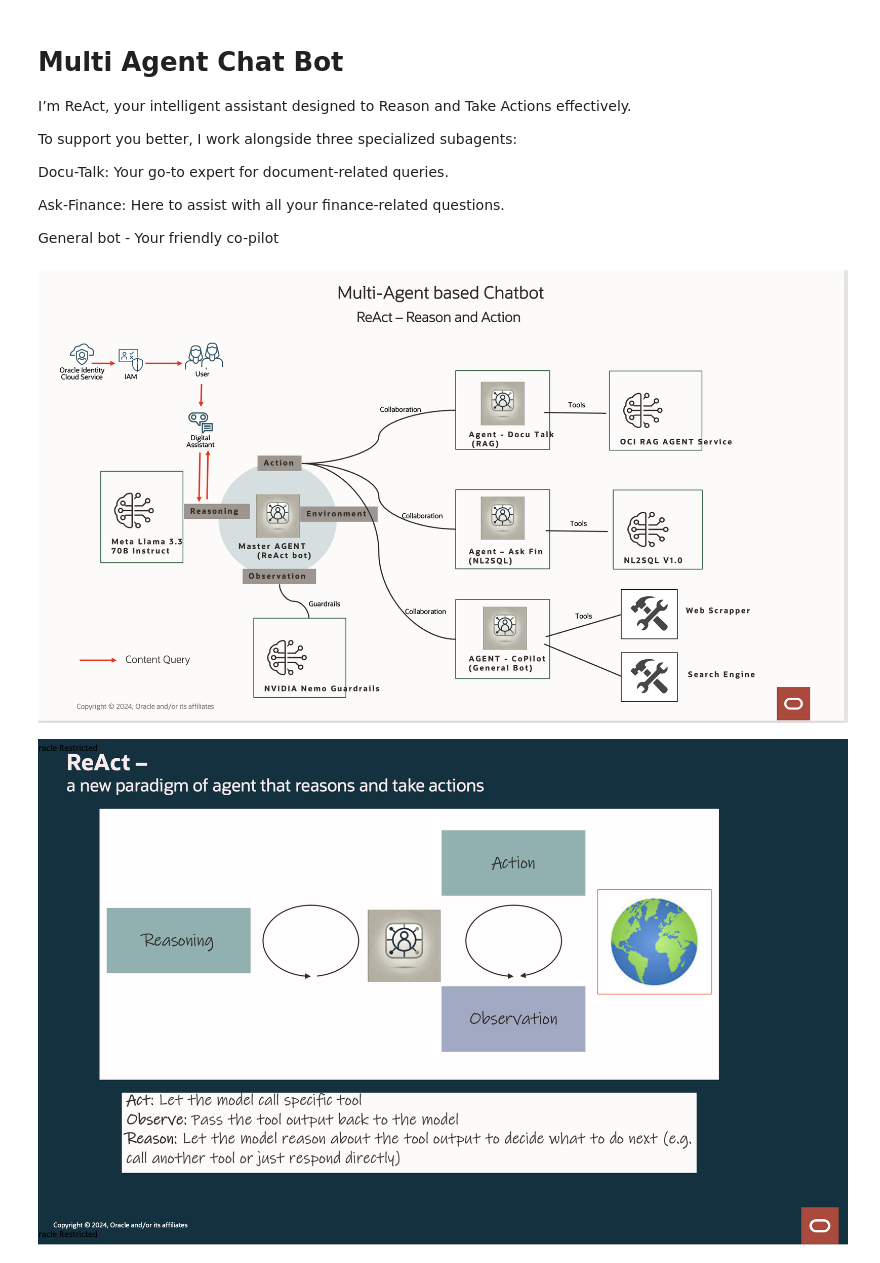
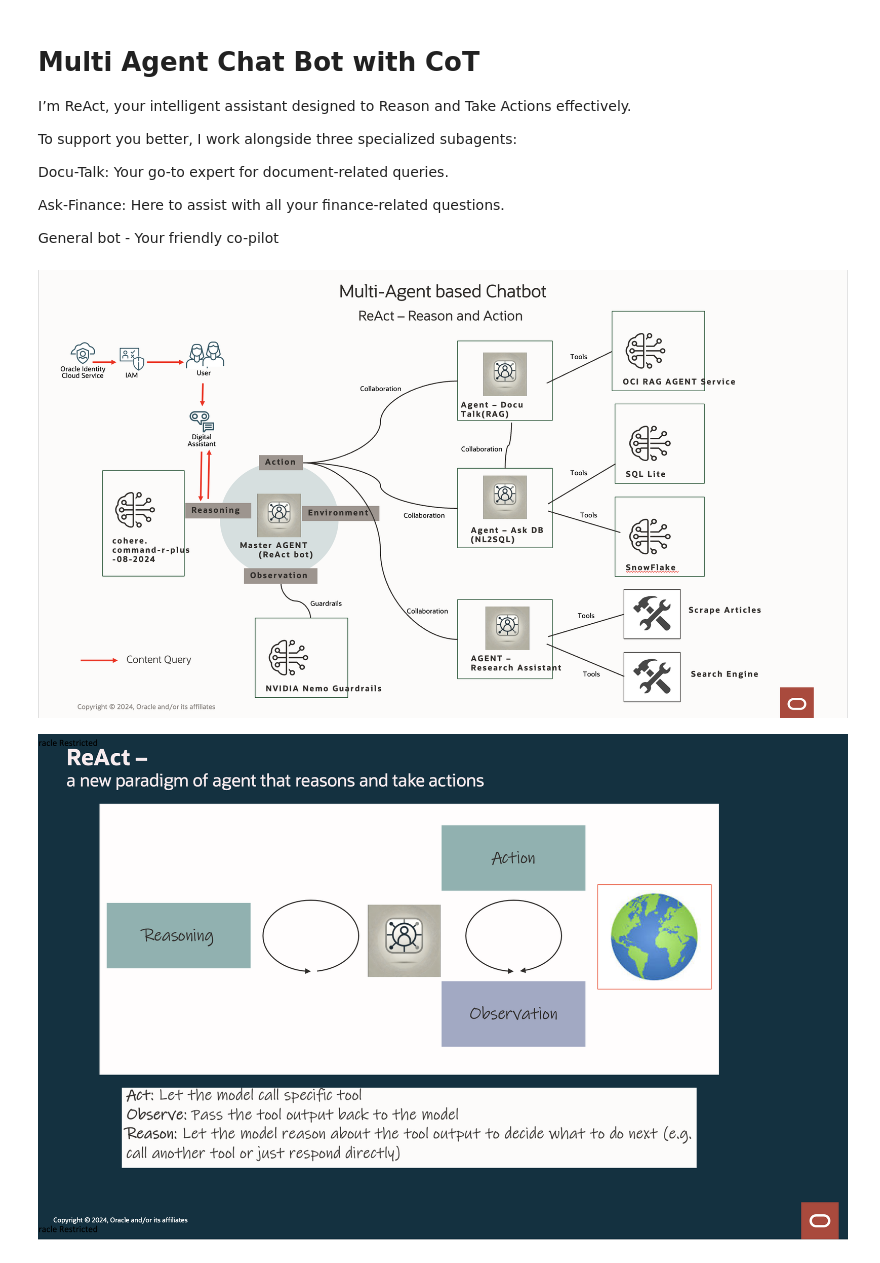
Before and after one commit to aojah1/agents, a Jupyter notebook: multi-agent-orchestration_pattern-with_memory.ipynb, the cells around one changed output. Cells and saved outputs as stored; diff of their text form; code cells hidden in the pictures.

```diff
--- a/multi-agent-orchestration_pattern-with_memory.ipynb
+++ b/multi-agent-orchestration_pattern-with_memory.ipynb
@@ -1,5 +1,5 @@
 # %% [markdown]
-# Multi Agent Chat Bot
+# Multi Agent Chat Bot with CoT
 
 I’m ReAct, your intelligent assistant designed to Reason and Take Actions effectively.
 
@@ -13,9 +13,9 @@ General bot - Your friendly co-pilot
 # %%
 from IPython.display import Image
 
-Image("images/multi-agent-react.png", width=1000, height=600)
+Image("images/multi-agent-react-1.png", width=1000, height=600)
 # %% [output]
-[figure, old version]
+[figure, new version]
 # %%
 from IPython.display import Image
 Image("images/react.png", width=1000, height=600)
```
Also changed, not shown: parts of 32 cells of this notebook.
